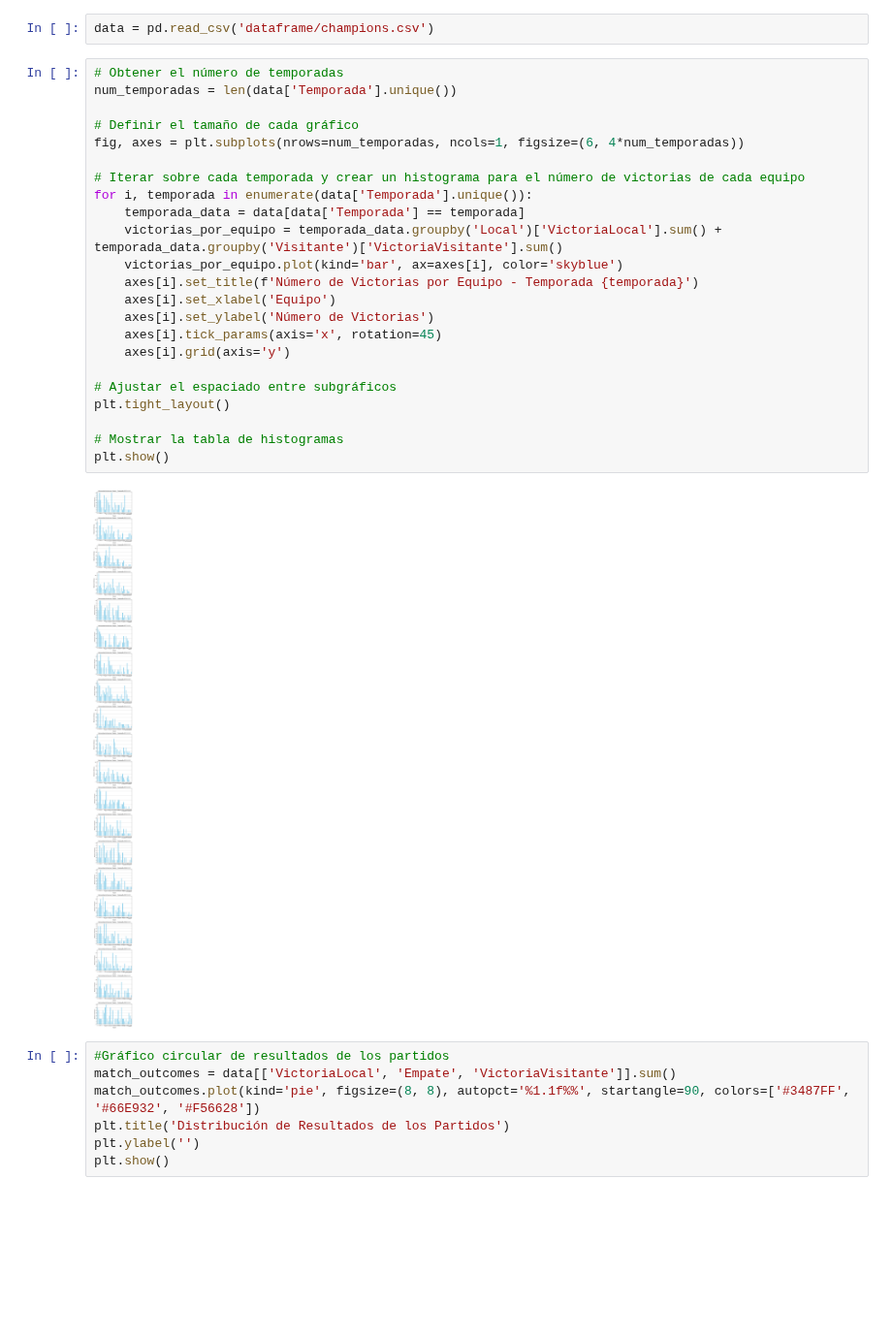
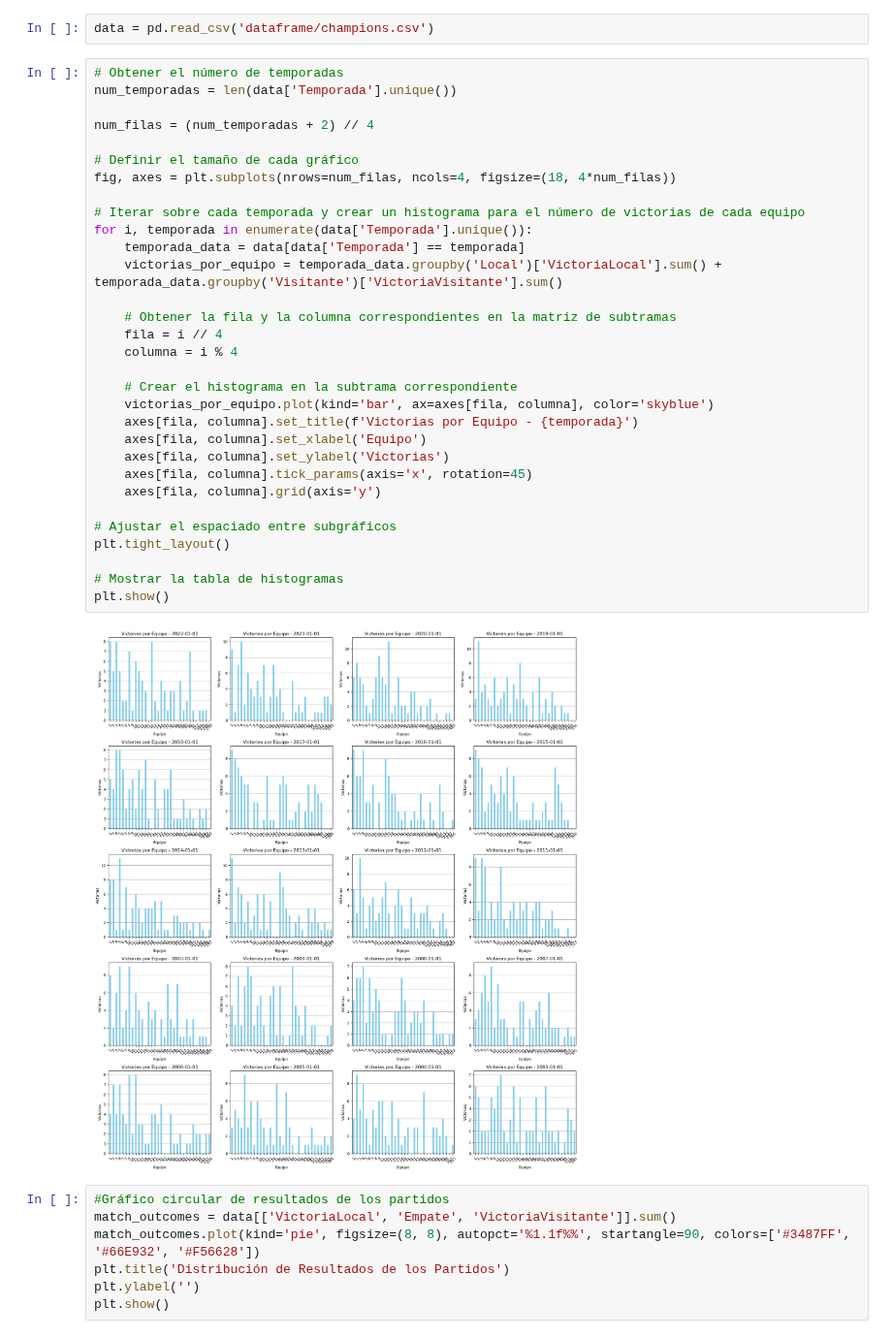
Before and after one commit to crltsnch/Champions_23-24, a Jupyter notebook: exploracion.ipynb, the cells around one changed output. Shown at 97% size. Saved outputs shown, nothing was run; the diff lists cells and outputs as text; blank space fills up the shorter version.

```diff
--- a/exploracion.ipynb
+++ b/exploracion.ipynb
@@ -7,28 +7,36 @@ data = pd.read_csv('dataframe/champions.csv')
 # %%
 # Obtener el número de temporadas
 num_temporadas = len(data['Temporada'].unique())
 
+num_filas = (num_temporadas + 2) // 4
+
 # Definir el tamaño de cada gráfico
-fig, axes = plt.subplots(nrows=num_temporadas, ncols=1, figsize=(6, 4*num_temporadas))
+fig, axes = plt.subplots(nrows=num_filas, ncols=4, figsize=(18, 4*num_filas))
 
 # Iterar sobre cada temporada y crear un histograma para el número de victorias de cada equipo
 for i, temporada in enumerate(data['Temporada'].unique()):
     temporada_data = data[data['Temporada'] == temporada]
     victorias_por_equipo = temporada_data.groupby('Local')['VictoriaLocal'].sum() + temporada_data.groupby('Visitante')['VictoriaVisitante'].sum()
-    victorias_por_equipo.plot(kind='bar', ax=axes[i], color='skyblue')
-    axes[i].set_title(f'Número de Victorias por Equipo - Temporada {temporada}')
-    axes[i].set_xlabel('Equipo')
-    axes[i].set_ylabel('Número de Victorias')
-    axes[i].tick_params(axis='x', rotation=45)
-    axes[i].grid(axis='y')
+
+    # Obtener la fila y la columna correspondientes en la matriz de subtramas
+    fila = i // 4
+    columna = i % 4
+
+    # Crear el histograma en la subtrama correspondiente
+    victorias_por_equipo.plot(kind='bar', ax=axes[fila, columna], color='skyblue')
+    axes[fila, columna].set_title(f'Victorias por Equipo - {temporada}')
+    axes[fila, columna].set_xlabel('Equipo')
+    axes[fila, columna].set_ylabel('Victorias')
+    axes[fila, columna].tick_params(axis='x', rotation=45)
+    axes[fila, columna].grid(axis='y')
 
 # Ajustar el espaciado entre subgráficos
 plt.tight_layout()
 
 # Mostrar la tabla de histogramas
 plt.show()
 # %% [output]
-[figure, old version]
+[figure, new version]
 # %%
 #Gráfico circular de resultados de los partidos
 match_outcomes = data[['VictoriaLocal', 'Empate', 'VictoriaVisitante']].sum()
```
Also changed, not shown: 3 other files.
